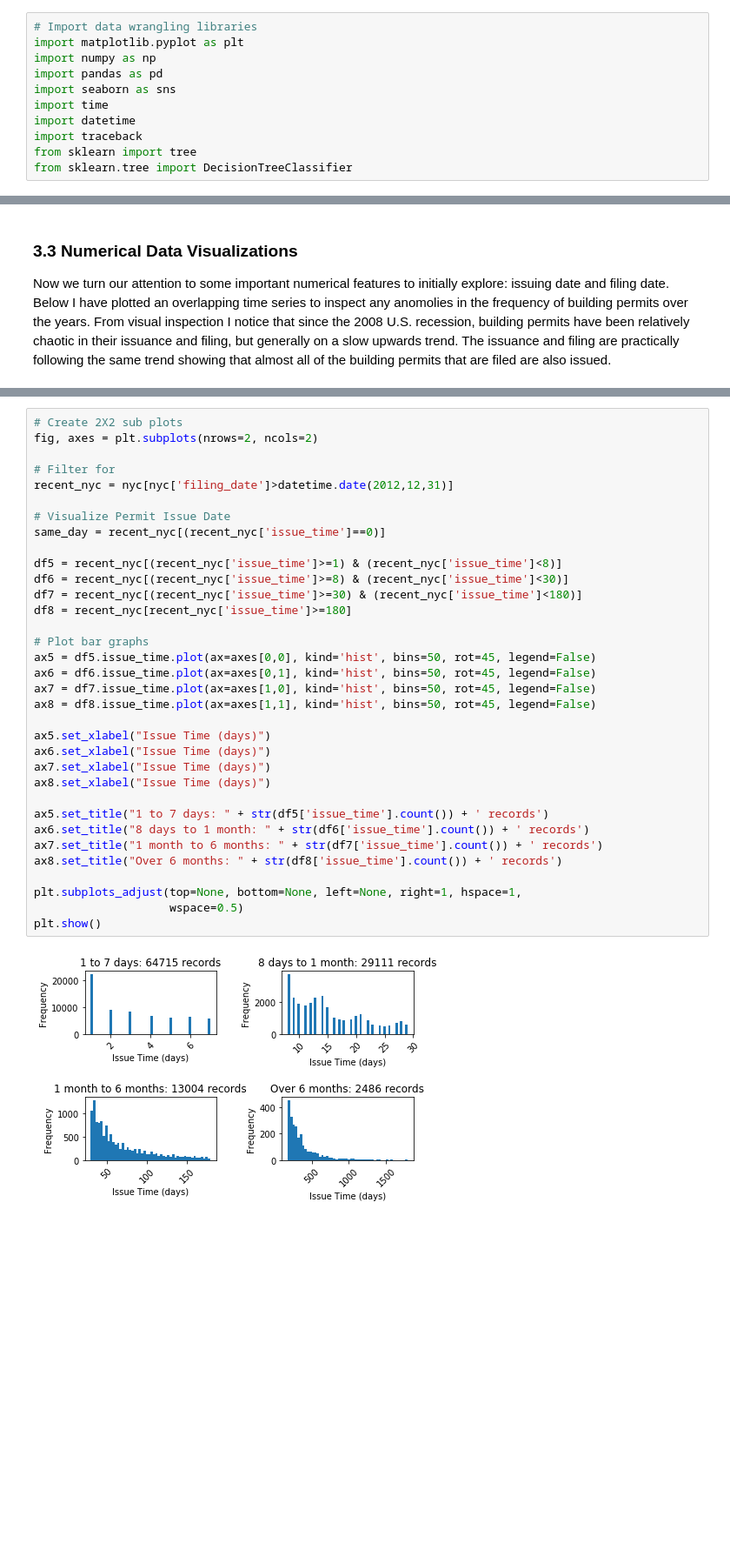
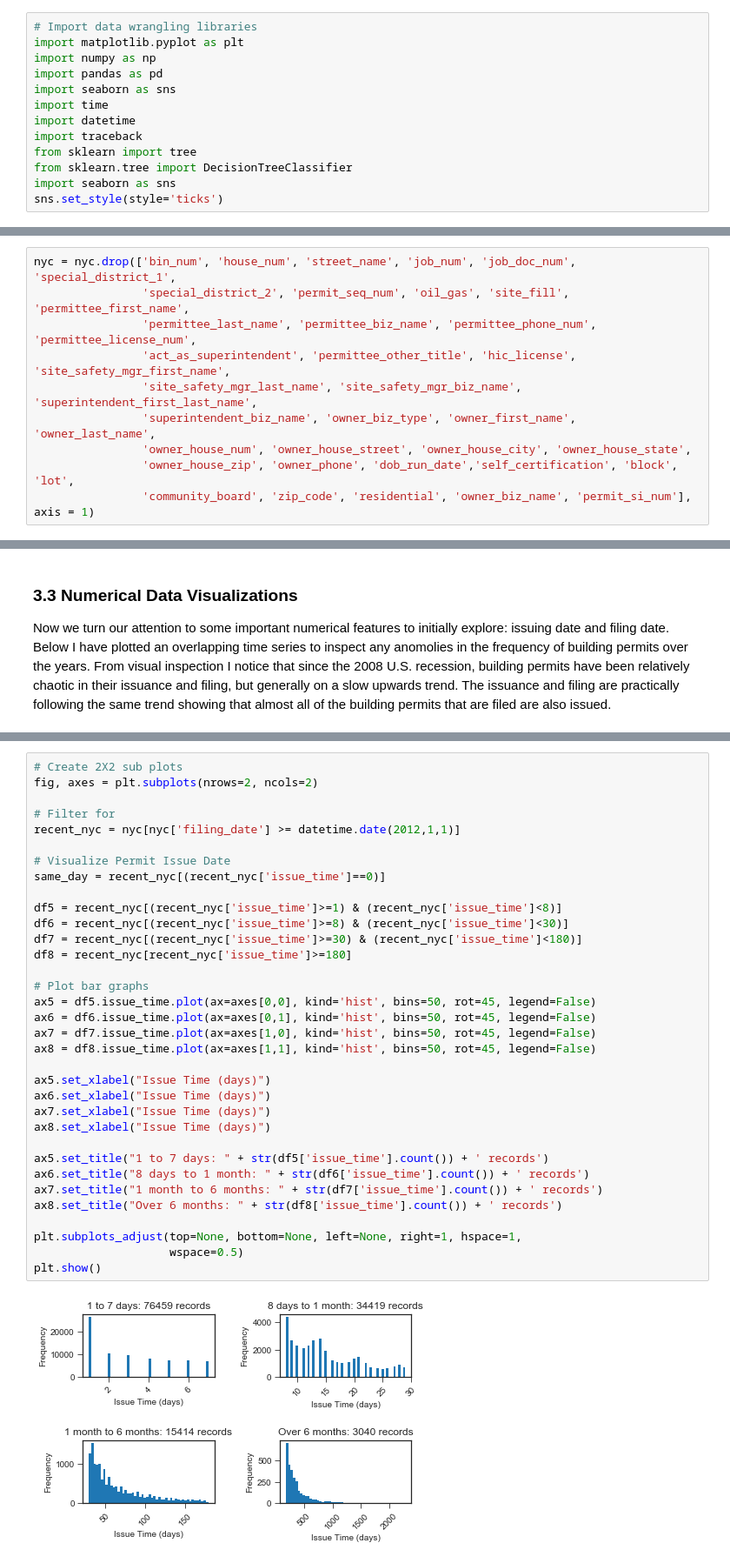
Before and after one commit to dtse91/Springboard, a Jupyter notebook: Capstone 1 Project/Capstone Project 1 Data Wrangling.ipynb, the cells around one changed output, grey strips where cells are left out. Shown at 87% size. Saved outputs shown, nothing was run; the diff lists cells and outputs as text; blank space fills up the shorter version.

```diff
--- a/Capstone 1 Project/Capstone Project 1 Data Wrangling.ipynb
+++ b/Capstone 1 Project/Capstone Project 1 Data Wrangling.ipynb
@@ -9,6 +9,8 @@ import datetime
 import traceback
 from sklearn import tree
 from sklearn.tree import DecisionTreeClassifier
+import seaborn as sns
+sns.set_style(style='ticks')
 # %% [markdown]
 # Prediction of Permit Issue Times
 
@@ -268,6 +270,16 @@ memory usage: 51.3+ MB
 Luckily, the dependent variable, issue time, has very few NaNs (0.06%). I have decided to remove these for now because I am primarily interested in predicting building permit times of issued permits.
 # %% [markdown]
 Remove obvious irrelevant features, e.g. phone numbers, etc.
+# %%
+nyc = nyc.drop(['bin_num', 'house_num', 'street_name', 'job_num', 'job_doc_num', 'special_district_1',
+                'special_district_2', 'permit_seq_num', 'oil_gas', 'site_fill', 'permittee_first_name',
+                'permittee_last_name', 'permittee_biz_name', 'permittee_phone_num', 'permittee_license_num',
+                'act_as_superintendent', 'permittee_other_title', 'hic_license', 'site_safety_mgr_first_name',
+                'site_safety_mgr_last_name', 'site_safety_mgr_biz_name', 'superintendent_first_last_name',
+                'superintendent_biz_name', 'owner_biz_type', 'owner_first_name', 'owner_last_name',
+                'owner_house_num', 'owner_house_street', 'owner_house_city', 'owner_house_state',
+                'owner_house_zip', 'owner_phone', 'dob_run_date','self_certification', 'block', 'lot',
+                'community_board', 'zip_code', 'residential', 'owner_biz_name', 'permit_si_num'], axis = 1)
 # %%
 # View clean dataset
 pd.set_option('display.max_columns', None)
@@ -357,34 +368,34 @@ Below I have plotted a histogram of issue times that needed over >365 days to co
 fig, axes = plt.subplots(nrows=2, ncols=2)
 
 # Filter for
-recent_nyc = nyc[nyc['filing_date']>datetime.date(2012,12,31)]
+recent_nyc = nyc[nyc['filing_date'] >= datetime.date(2012,1,1)]
 
 # Visualize Permit Issue Date
 same_day = recent_nyc[(recent_nyc['issue_time']==0)]
 
 df5 = recent_nyc[(recent_nyc['issue_time']>=1) & (recent_nyc['issue_time']<8)]
 df6 = recent_nyc[(recent_nyc['issue_time']>=8) & (recent_nyc['issue_time']<30)]
 df7 = recent_nyc[(recent_nyc['issue_time']>=30) & (recent_nyc['issue_time']<180)]
 df8 = recent_nyc[recent_nyc['issue_time']>=180]
 
 # Plot bar graphs
 ax5 = df5.issue_time.plot(ax=axes[0,0], kind='hist', bins=50, rot=45, legend=False)
 ax6 = df6.issue_time.plot(ax=axes[0,1], kind='hist', bins=50, rot=45, legend=False)
 ax7 = df7.issue_time.plot(ax=axes[1,0], kind='hist', bins=50, rot=45, legend=False)
 ax8 = df8.issue_time.plot(ax=axes[1,1], kind='hist', bins=50, rot=45, legend=False)
 
 ax5.set_xlabel("Issue Time (days)")
 ax6.set_xlabel("Issue Time (days)")
 ax7.set_xlabel("Issue Time (days)")
 ax8.set_xlabel("Issue Time (days)")
 
 ax5.set_title("1 to 7 days: " + str(df5['issue_time'].count()) + ' records')
 ax6.set_title("8 days to 1 month: " + str(df6['issue_time'].count()) + ' records')
 ax7.set_title("1 month to 6 months: " + str(df7['issue_time'].count()) + ' records')
 ax8.set_title("Over 6 months: " + str(df8['issue_time'].count()) + ' records')
 
 plt.subplots_adjust(top=None, bottom=None, left=None, right=1, hspace=1,
                     wspace=0.5)
 plt.show()
 # %% [output]
-[figure, old version]
+[figure, new version]
```
Also changed, not shown: parts of 16 cells of this notebook.
